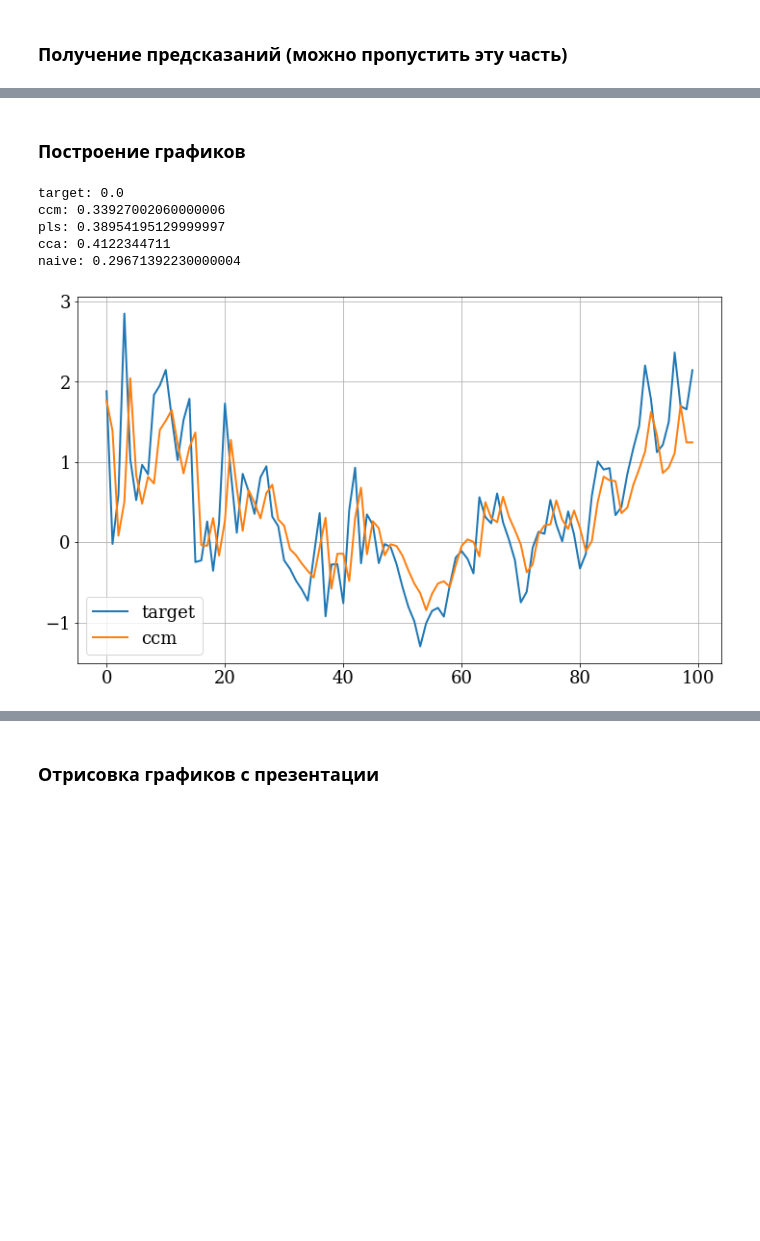
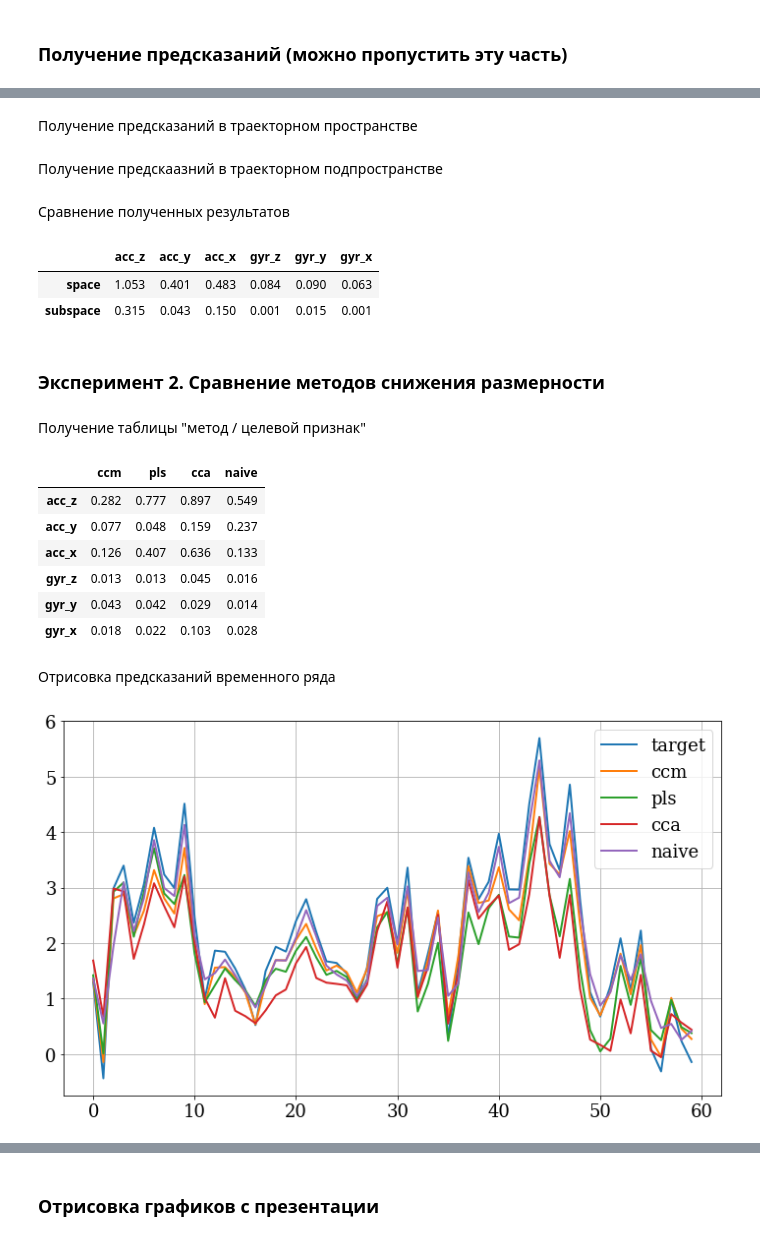
Before and after one commit to Intelligent-Systems-Phystech/2022-Project-90, a Jupyter notebook: code/main.ipynb, the cells around one changed output, grey strips where cells are left out. Cells and saved outputs as stored; diff of their text form; code cells hidden in the pictures; blank space fills up the shorter version.

Commit message:
Add tables and figures

```diff
--- a/code/main.ipynb
+++ b/code/main.ipynb
@@ -108,0 +150,2 @@ See the caveats in the documentation: https://pandas.pydata.org/pandas-docs/stab
+# %% [markdown]
+Получение предсказаний в траекторном пространстве
@@ -108,0 +184,2 @@ See the caveats in the documentation: https://pandas.pydata.org/pandas-docs/stab
+# %% [markdown]
+Получение предскаазний в траекторном подпространстве
@@ -109,23 +203,67 @@ See the caveats in the documentation: https://pandas.pydata.org/pandas-docs/stab
+# %% [markdown]
+Сравнение полученных результатов
+# %%
+space_mse = mse(space_values, targets, multioutput='raw_values')
+subspace_mse = mse(subspace_values, targets, multioutput='raw_values')
+
+# space_mae = np.mean(np.absolute(space_values-targets), axis=0)
+# subspace_mae = np.mean(np.absolute(subspace_values-targets), axis=0)
+
+errors_data = np.concatenate([space_mse,
+                              subspace_mse]).reshape(2, -1)
+errors = pd.DataFrame(data=errors_data,
+                      index=['space', 'subspace'],
+                      columns=TARGET_COLUMNS)
+
+errors.applymap(lambda val: round(val, 3))
+# %% [output]
+|  | acc_z | acc_y | acc_x | gyr_z | gyr_y | gyr_x |
+| space | 1.053 | 0.401 | 0.483 | 0.084 | 0.090 | 0.063 |
+| subspace | 0.315 | 0.043 | 0.150 | 0.001 | 0.015 | 0.001 |
 # %% [markdown]
-### Построение графиков
+### Эксперимент 2. Сравнение методов снижения размерности
+# %% [markdown]
+Получение таблицы "метод / целевой признак"
+# %%
+SUBDIR = 'round_and_round'
+res_columns = TARGET_COLUMNS
+res_indices = PRED_METHODS
+result_data = np.array([])
+
+for TARGET in TARGET_COLUMNS:
+    values = collect_pred_from_diff_methods(SUBDIR, TARGET).values
+    targets = np.tile(values[:, 0].reshape(-1, 1), (1, len(PRED_METHODS)))
+    values = values[:, 1:]
+
+    target_mse = mse(values, targets, multioutput='raw_values')
+    result_data = np.append(result_data, target_mse)
+
+result_data = result_data.reshape(-1, len(PRED_METHODS))
+table = pd.DataFrame(data=result_data,
+                     index=TARGET_COLUMNS,
+                     columns=PRED_METHODS)
+
+table.applymap(lambda val: round(val, 3))
+# %% [output]
+|  | ccm | pls | cca | naive |
+| acc_z | 0.282 | 0.777 | 0.897 | 0.549 |
+| acc_y | 0.077 | 0.048 | 0.159 | 0.237 |
+| acc_x | 0.126 | 0.407 | 0.636 | 0.133 |
+| gyr_z | 0.013 | 0.013 | 0.045 | 0.016 |
+| gyr_y | 0.043 | 0.042 | 0.029 | 0.014 |
+| gyr_x | 0.018 | 0.022 | 0.103 | 0.028 |
+# %% [markdown]
+Отрисовка предсказаний временного ряда
 # %%
-chaotic_preds = collect_pred_from_diff_methods('chaotic_1', 'acc_x')
-chaotic_values = chaotic_preds.values
+SUBDIR = 'round_and_round'
+TARGET = 'acc_x'
+preds = collect_pred_from_diff_methods(SUBDIR, TARGET)
 
-for i in range(chaotic_preds.shape[1]):
-    print(f"{chaotic_preds.columns[i]}:", np.mean(np.square(chaotic_values[:, i] - chaotic_values[:, 0])))
-
-plt.figure()
-plt.plot(chaotic_preds['target'].values, label="target")
-plt.plot(chaotic_preds['ccm'].values, label='ccm')
+for column in preds.columns:
+    plt.plot(preds[column].values, label=column)
 
 plt.grid(True)
-plt.legend()
+plt.legend(loc="upper right")
 plt.show()
 # %% [output]
-target: 0.0
-ccm: 0.33927002060000006
-pls: 0.38954195129999997
-cca: 0.4122344711
-naive: 0.29671392230000004
-[figure, old version]
+[figure, new version]
```
Also changed, not shown: parts of 17 cells of this notebook, 14 other files.
